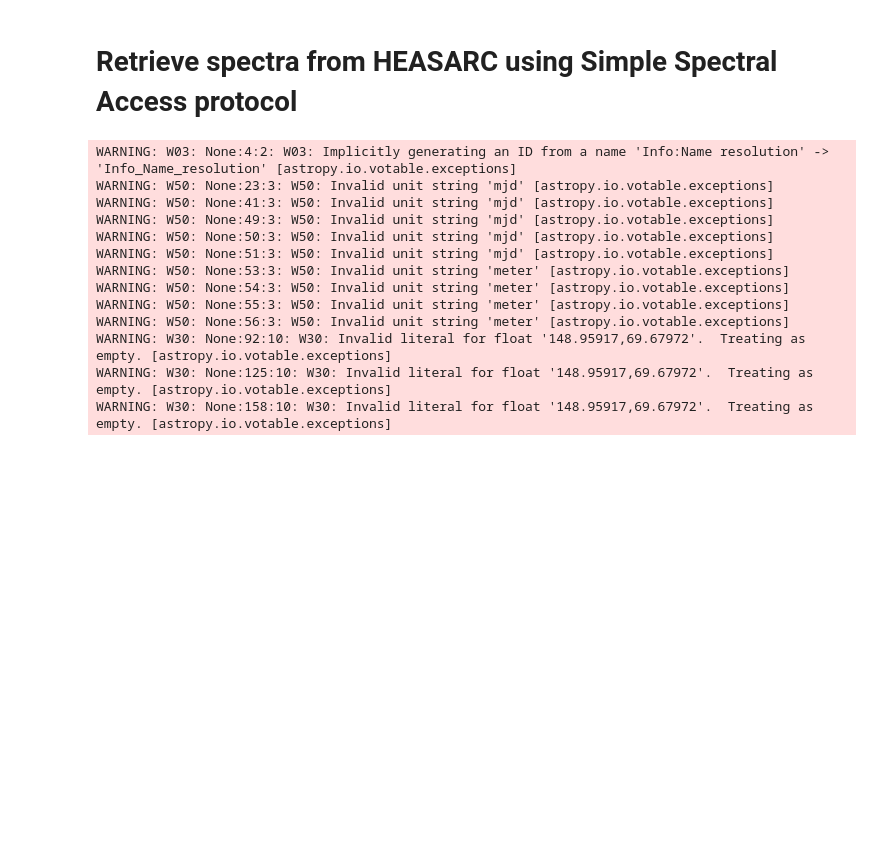
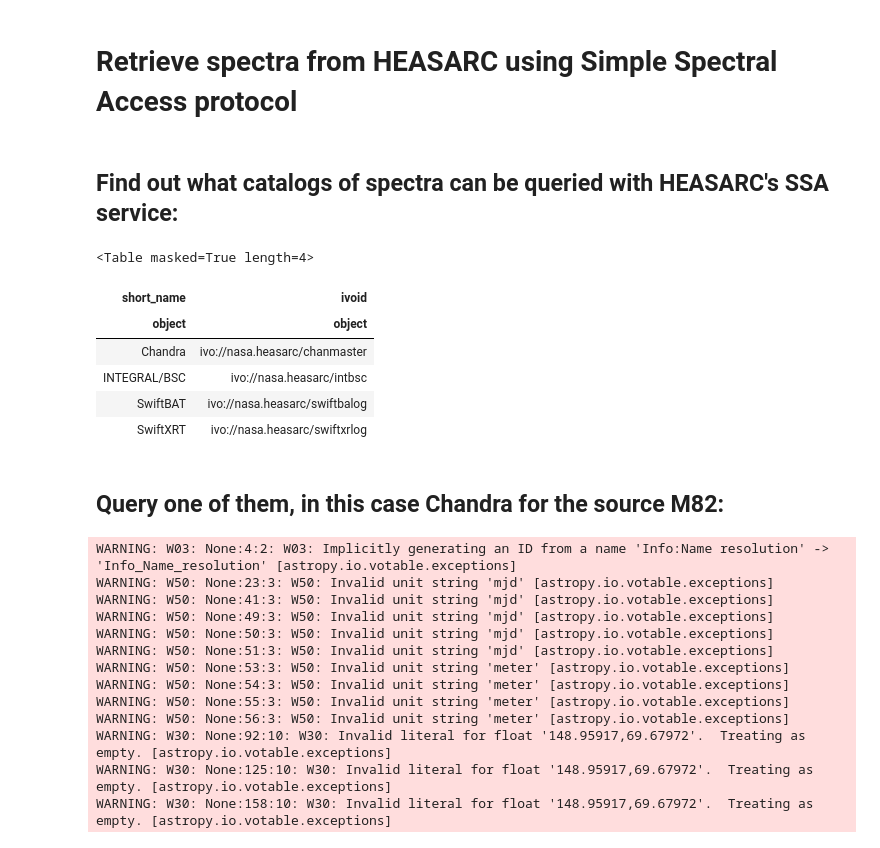
Before and after one commit to NASA-NAVO/aas_workshop_2018, a Jupyter notebook: heasarc/heasarc_Spectral_Access.ipynb, the cells around one changed output. Cells and saved outputs as stored; diff of their text form; code cells hidden in the pictures; blank space fills up the shorter version.

```diff
--- a/heasarc/heasarc_Spectral_Access.ipynb
+++ b/heasarc/heasarc_Spectral_Access.ipynb
@@ -10,3 +12,35 @@ import xspec
+# %% [markdown]
+## Find out what catalogs of spectra can be queried with HEASARC's SSA service:
+# %%
+# Warning:  'query' is bizarrely case-sensitive:
+tap_params = {
+    "request":"doQuery",
+    "lang":"ADQL",
+    "query":"""
+        select b.short_name,a.ivoid from rr.capability a
+        natural join rr.resource b
+        where a.cap_type='simplespectralaccess' and a.ivoid like 'ivo://nasa.heasarc%'
+        order by short_name;
+    """
+    }
+r = requests.post('http://vao.stsci.edu/RegTAP/TapService.aspx/sync', data=tap_params)
+##  If you want to see what requests gives you, you can look at the URL it actually constructed:
+#print(r.url)
+##  And the raw text of what it got back:
+# print(r.text)
+## The astropy.table  module will read this VO Table formatted result into an astropy Table:
+table=Table.read(io.BytesIO(r.content))
+table
+# %% [output]
+<Table masked=True length=4>
+| short_name | ivoid |
+| object | object |
+| Chandra | ivo://nasa.heasarc/chanmaster |
+| INTEGRAL/BSC | ivo://nasa.heasarc/intbsc |
+| SwiftBAT | ivo://nasa.heasarc/swiftbalog |
+| SwiftXRT | ivo://nasa.heasarc/swiftxrlog |
+# %% [markdown]
+## Query one of them, in this case Chandra for the source M82:
 # %%
 ## Sometimes this does nothing but time out!
 #import astropy.coordinates as coord
```
Also changed, not shown: parts of 13 cells of this notebook.
